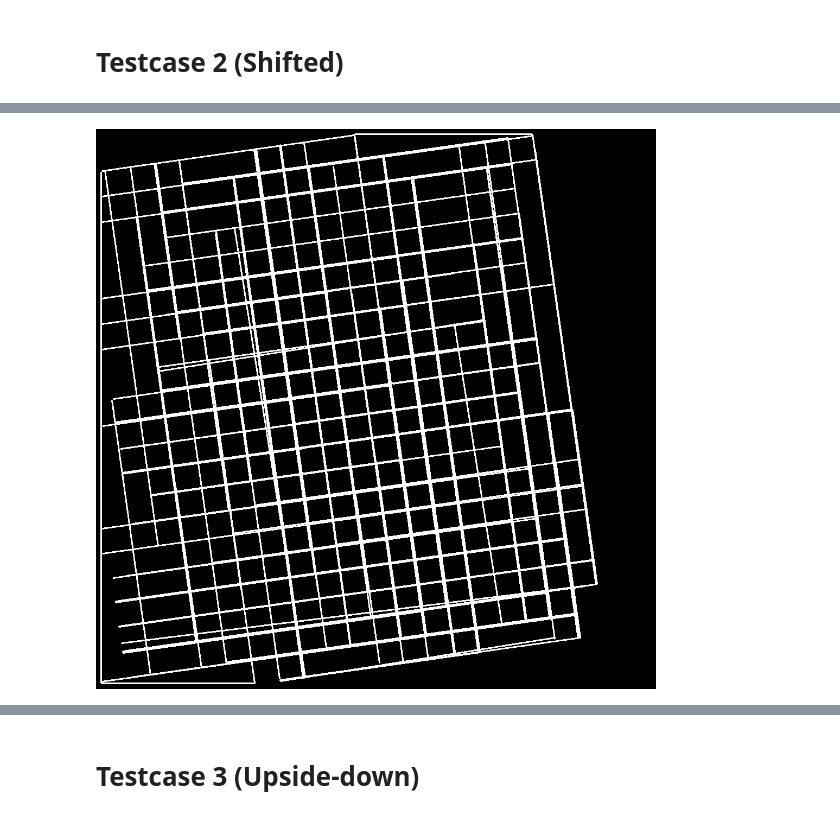
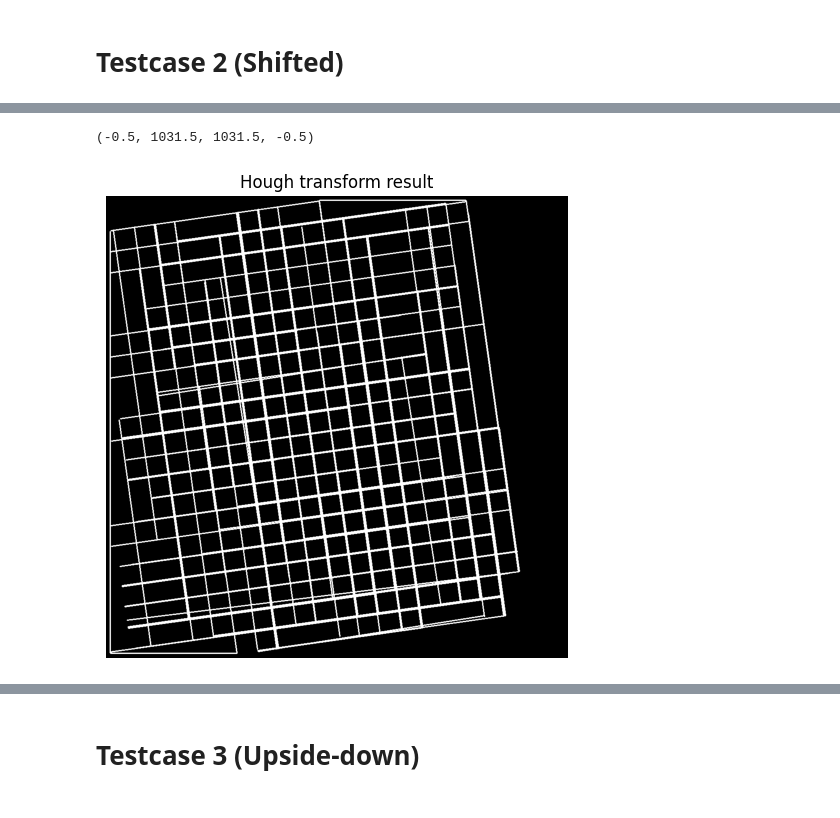
Before and after one commit to khaledhassann/QR-Code-Reader, a Jupyter notebook: computer_vision.ipynb, the cells around one changed output, grey strips where cells are left out. Saved outputs shown, nothing was run; the diff lists cells and outputs as text; code cells hidden in the pictures.

```diff
--- a/computer_vision.ipynb
+++ b/computer_vision.ipynb
@@ -615,7 +730,7 @@ cv2_imshow(img)
 # %% [markdown]
 # Testcase 2 (Shifted)
 # %%
-img = cv2.imread('/content/02-Matsawar-3edel-ya3am.png')
+img = cv2.imread('images/02-Matsawar-3edel-ya3am.png')
 # %%
 # convert into gray-scale -> threshold -> canny edge detection
 gs_img = cv2.cvtColor(img, cv2.COLOR_BGR2GRAY)
@@ -631,27 +751,32 @@ cv2_imshow(padded_edges)
 # %%
 # Apply Hough Line Transform to detect lines
 lines = cv2.HoughLinesP(padded_edges, 1, np.pi / 180, threshold=35, minLineLength=250, maxLineGap=500)
 
 # Create a black mask image
 mask = np.zeros_like(padded_edges)
 
 # Draw detected lines on the mask
 if lines is not None:
     for line in lines:
         x1, y1, x2, y2 = line[0]
         cv2.line(mask, (x1, y1), (x2, y2), (255, 255, 255), 2)
-cv2_imshow(mask)
+
+plt.figure(figsize=(10,6))
+plt.imshow(mask, cmap='gray')
+plt.title('Hough transform result')
+plt.axis('off')
 # Find contours in the mask image
 # contours, _ = cv2.findContours(mask, cv2.RETR_EXTERNAL, cv2.CHAIN_APPROX_SIMPLE)
 
 # # Fill the area enclosed by the lines with black color
 # filled_image = np.zeros_like(img)
 
 # cv2.fillPoly(mask, mask[0], (255, 255, 255))
 
 # cv2_imshow(filled_image)
 # %% [output]
+(-0.5, 1031.5, 1031.5, -0.5)
-[figure, old version]
+[figure, new version]
 # %%
 # find contours in the mask
 
```
Also changed, not shown: parts of 32 cells of this notebook, 6 other files.
